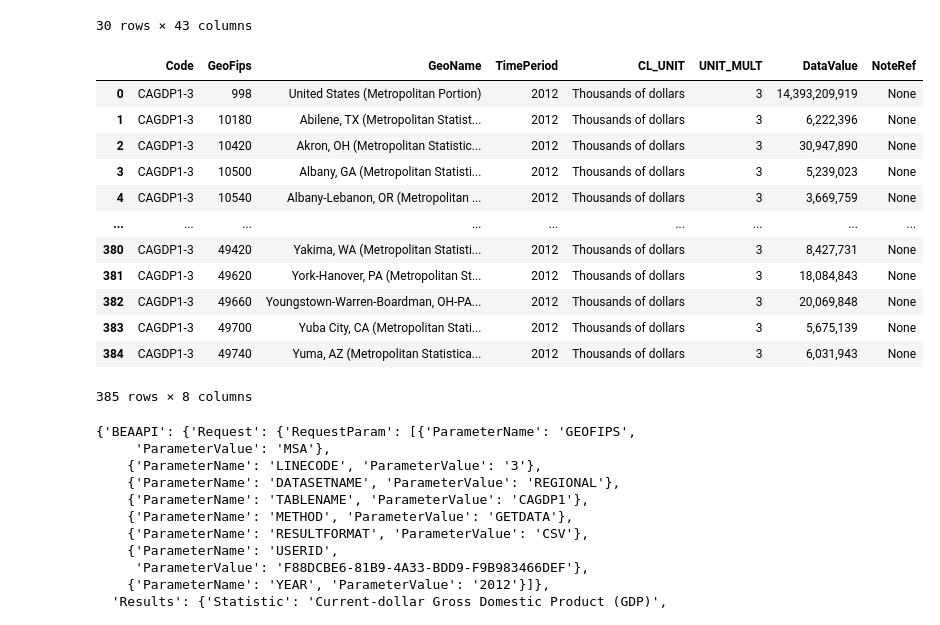
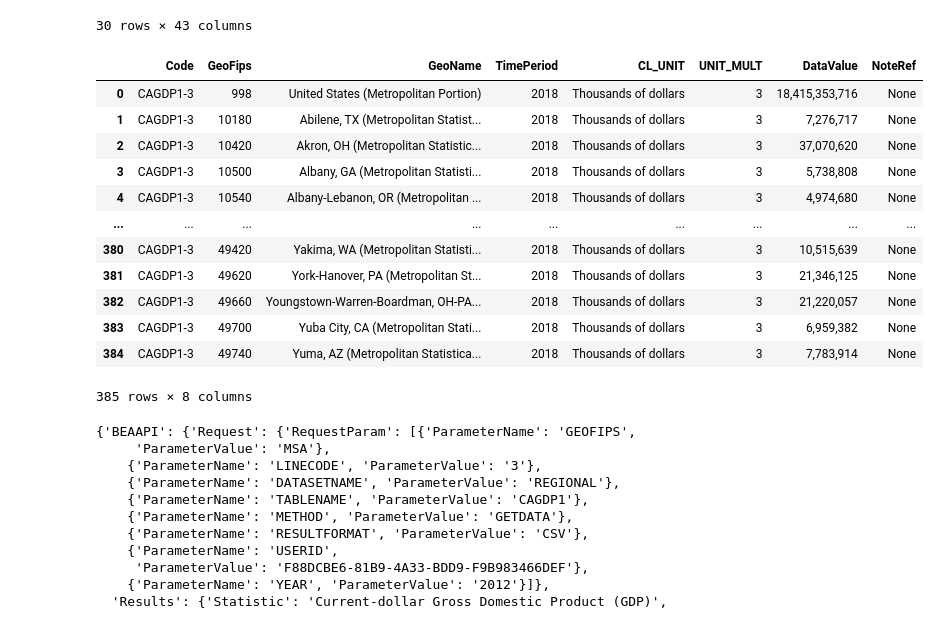
Before and after one commit to 107SBakst/107SBakst.github.io, a Jupyter notebook: Python/project_oecd4.ipynb, the cells around one changed output. Cells and saved outputs as stored; diff of their text form; code cells hidden in the pictures.

Commit message:
included a messgae in the notebook

```diff
--- a/Python/project_oecd4.ipynb
+++ b/Python/project_oecd4.ipynb
@@ -148,21 +148,26 @@ mmdf
 | 29 | USA41 | pittsburgh | POP_TOT_GI | growth/shrinking_index_of_the_tot... | 2019 | 2019 | NaN | NaN | ... |
 30 rows × 43 columns
 # %%
-df = pd.read_xml('https://apps.bea.gov/api/data/?UserID=F88DCBE6-81B9-4A33-BDD9-F9B983466DEF&method=GetData&datasetname=Regional&TableName=CAGDP1&LineCode=3&Year=2012&GeoFips=MSA&ResultFormat=xml',xpath="//Data") #Used api with apikey to get data from Bea. Needs to get Data in the element tree.
+#The best way to work with an api from Bea is to use the xml format over the json format.
+#This is because vegalite cannot read large numbers in the json format of the api because there are commas in the numbers.
+#Therefore I found it better to read the data in an xml format in Jupyter notebook and then conduct the analysis before taking the data into vegalite.
+
+
+df = pd.read_xml('https://apps.bea.gov/api/data/?UserID=F88DCBE6-81B9-4A33-BDD9-F9B983466DEF&method=GetData&datasetname=Regional&TableName=CAGDP1&LineCode=3&Year=2018&GeoFips=MSA&ResultFormat=xml',xpath="//Data") #Used api with apikey to get data from Bea. Needs to get Data in the element tree.
 df
 # %% [output]
 |  | Code | GeoFips | GeoName | TimePeriod | CL_UNIT | UNIT_MULT | DataValue | NoteRef |
-| 0 | CAGDP1-3 | 998 | United States (Metropolitan Portion) | 2012 | Thousands of dollars | 3 | 14,393,209,919 | None |
-| 1 | CAGDP1-3 | 10180 | Abilene, TX (Metropolitan Statist... | 2012 | Thousands of dollars | 3 | 6,222,396 | None |
-| 2 | CAGDP1-3 | 10420 | Akron, OH (Metropolitan Statistic... | 2012 | Thousands of dollars | 3 | 30,947,890 | None |
-| 3 | CAGDP1-3 | 10500 | Albany, GA (Metropolitan Statisti... | 2012 | Thousands of dollars | 3 | 5,239,023 | None |
-| 4 | CAGDP1-3 | 10540 | Albany-Lebanon, OR (Metropolitan ... | 2012 | Thousands of dollars | 3 | 3,669,759 | None |
+| 0 | CAGDP1-3 | 998 | United States (Metropolitan Portion) | 2018 | Thousands of dollars | 3 | 18,415,353,716 | None |
+| 1 | CAGDP1-3 | 10180 | Abilene, TX (Metropolitan Statist... | 2018 | Thousands of dollars | 3 | 7,276,717 | None |
+| 2 | CAGDP1-3 | 10420 | Akron, OH (Metropolitan Statistic... | 2018 | Thousands of dollars | 3 | 37,070,620 | None |
+| 3 | CAGDP1-3 | 10500 | Albany, GA (Metropolitan Statisti... | 2018 | Thousands of dollars | 3 | 5,738,808 | None |
+| 4 | CAGDP1-3 | 10540 | Albany-Lebanon, OR (Metropolitan ... | 2018 | Thousands of dollars | 3 | 4,974,680 | None |
 | ... | ... | ... | ... | ... | ... | ... | ... | ... |
-| 380 | CAGDP1-3 | 49420 | Yakima, WA (Metropolitan Statisti... | 2012 | Thousands of dollars | 3 | 8,427,731 | None |
-| 381 | CAGDP1-3 | 49620 | York-Hanover, PA (Metropolitan St... | 2012 | Thousands of dollars | 3 | 18,084,843 | None |
-| 382 | CAGDP1-3 | 49660 | Youngstown-Warren-Boardman, OH-PA... | 2012 | Thousands of dollars | 3 | 20,069,848 | None |
-| 383 | CAGDP1-3 | 49700 | Yuba City, CA (Metropolitan Stati... | 2012 | Thousands of dollars | 3 | 5,675,139 | None |
-| 384 | CAGDP1-3 | 49740 | Yuma, AZ (Metropolitan Statistica... | 2012 | Thousands of dollars | 3 | 6,031,943 | None |
+| 380 | CAGDP1-3 | 49420 | Yakima, WA (Metropolitan Statisti... | 2018 | Thousands of dollars | 3 | 10,515,639 | None |
+| 381 | CAGDP1-3 | 49620 | York-Hanover, PA (Metropolitan St... | 2018 | Thousands of dollars | 3 | 21,346,125 | None |
+| 382 | CAGDP1-3 | 49660 | Youngstown-Warren-Boardman, OH-PA... | 2018 | Thousands of dollars | 3 | 21,220,057 | None |
+| 383 | CAGDP1-3 | 49700 | Yuba City, CA (Metropolitan Stati... | 2018 | Thousands of dollars | 3 | 6,959,382 | None |
+| 384 | CAGDP1-3 | 49740 | Yuma, AZ (Metropolitan Statistica... | 2018 | Thousands of dollars | 3 | 7,783,914 | None |
 385 rows × 8 columns
 # %%
 import urllib.request as request
```
